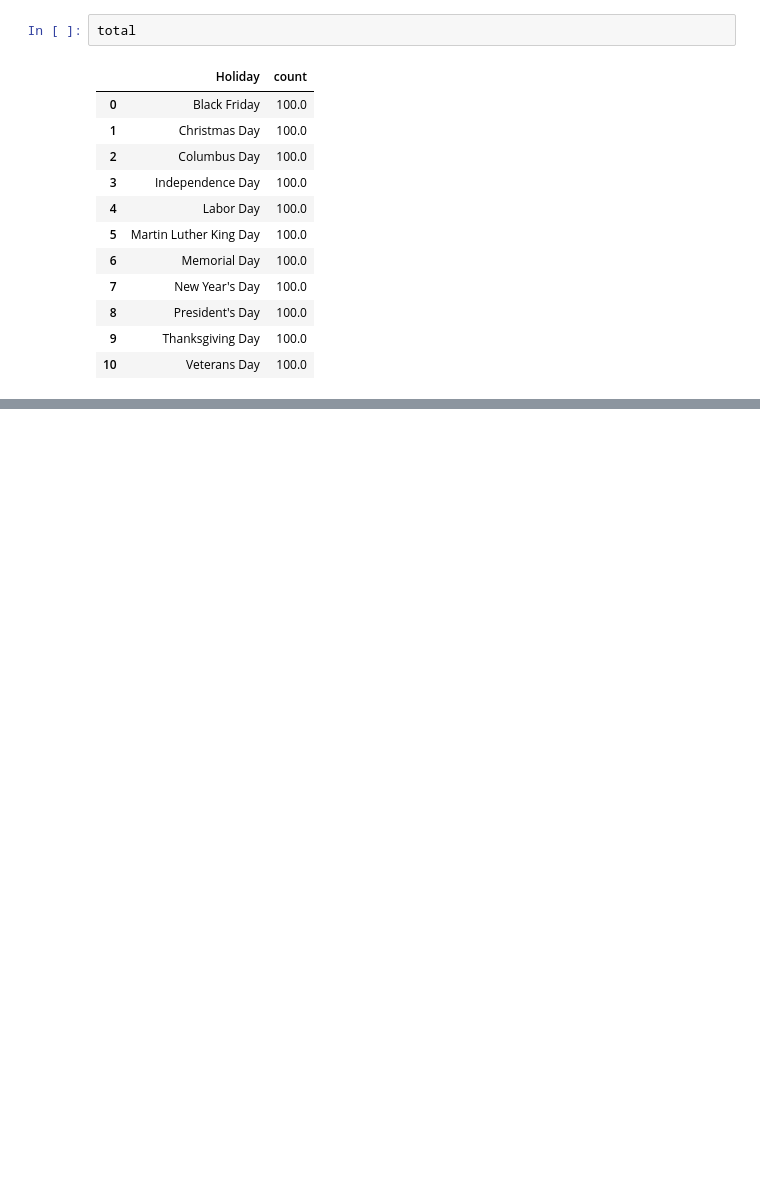
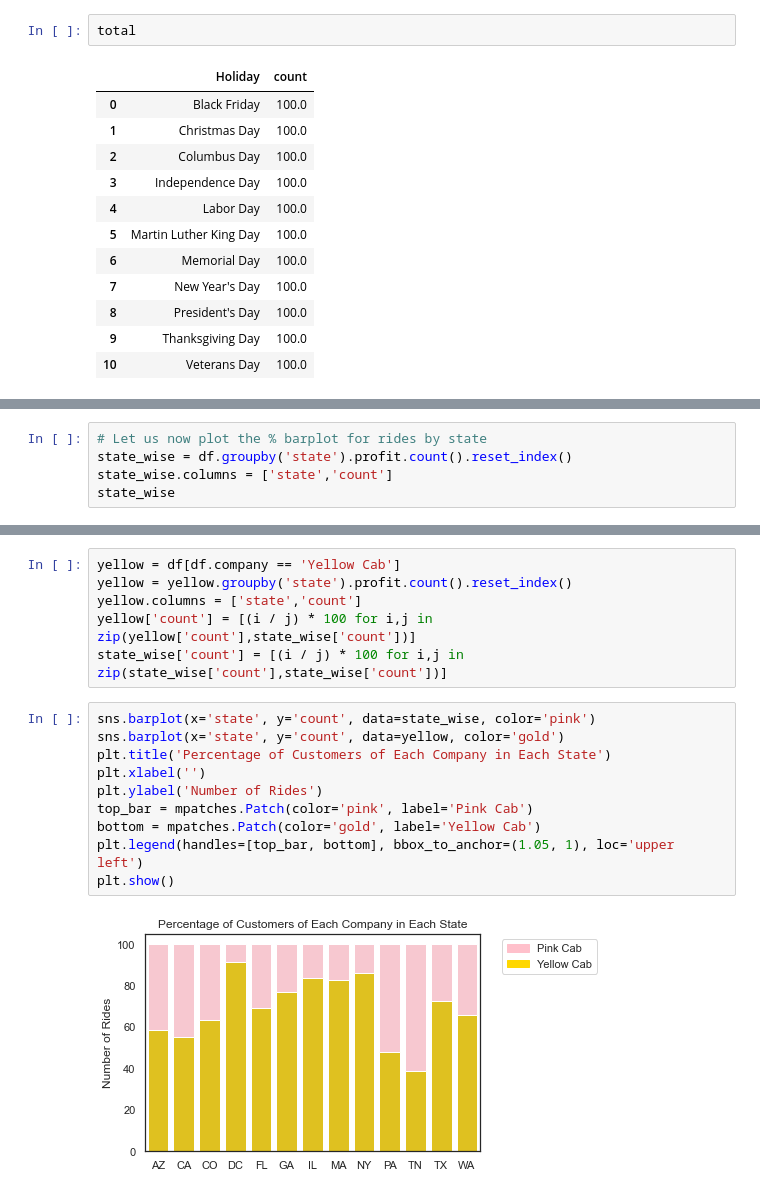
Before and after one commit to udbhavbalaji/G2M-Cab-Investment, a Jupyter notebook: G2M-EDA.ipynb, the cells around one changed output, grey strips where cells are left out. Saved outputs shown, nothing was run; the diff lists cells and outputs as text; blank space fills up the shorter version.

```diff
--- a/G2M-EDA.ipynb
+++ b/G2M-EDA.ipynb
@@ -386,3 +386,8 @@ plt.legend(handles=[top_bar, bottom], bbox_to_anchor=(1.05, 1), loc='upper left'
 # %% [output]
 <matplotlib.legend.Legend at 0x...>
 [figure]
+# %%
+# Let us now plot the % barplot for rides by state
+state_wise = df.groupby('state').profit.count().reset_index()
+state_wise.columns = ['state','count']
+state_wise
@@ -388,0 +409,18 @@ plt.legend(handles=[top_bar, bottom], bbox_to_anchor=(1.05, 1), loc='upper left'
+# %%
+yellow = df[df.company == 'Yellow Cab']
+yellow = yellow.groupby('state').profit.count().reset_index()
+yellow.columns = ['state','count']
+yellow['count'] = [(i / j) * 100 for i,j in zip(yellow['count'],state_wise['count'])]
+state_wise['count'] = [(i / j) * 100 for i,j in zip(state_wise['count'],state_wise['count'])]
+# %%
+sns.barplot(x='state', y='count', data=state_wise, color='pink')
+sns.barplot(x='state', y='count', data=yellow, color='gold')
+plt.title('Percentage of Customers of Each Company in Each State')
+plt.xlabel('')
+plt.ylabel('Number of Rides')
+top_bar = mpatches.Patch(color='pink', label='Pink Cab')
+bottom = mpatches.Patch(color='gold', label='Yellow Cab')
+plt.legend(handles=[top_bar, bottom], bbox_to_anchor=(1.05, 1), loc='upper left')
+plt.show()
+# %% [output]
+[figure, added]
```
Also changed, not shown: parts of 7 cells of this notebook.
